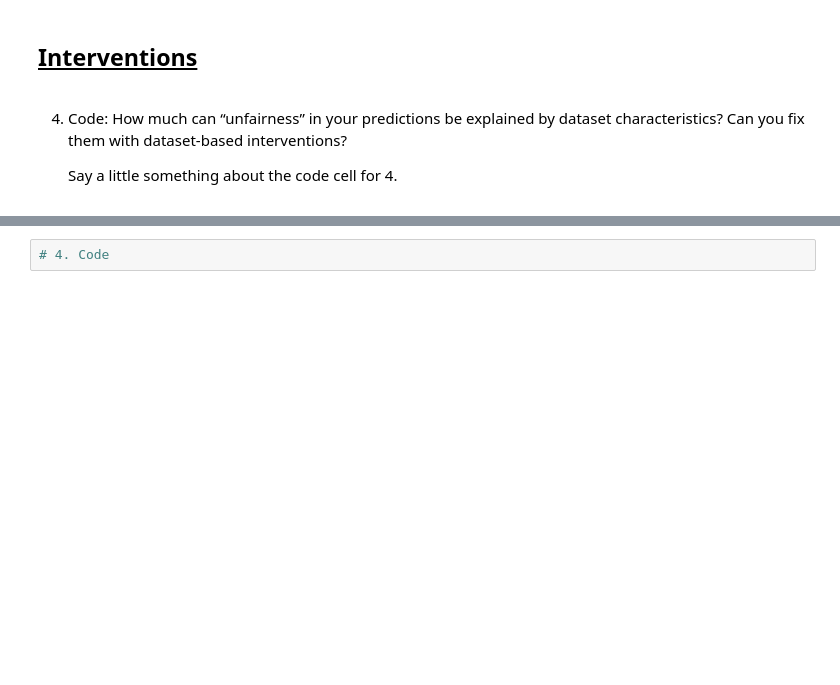
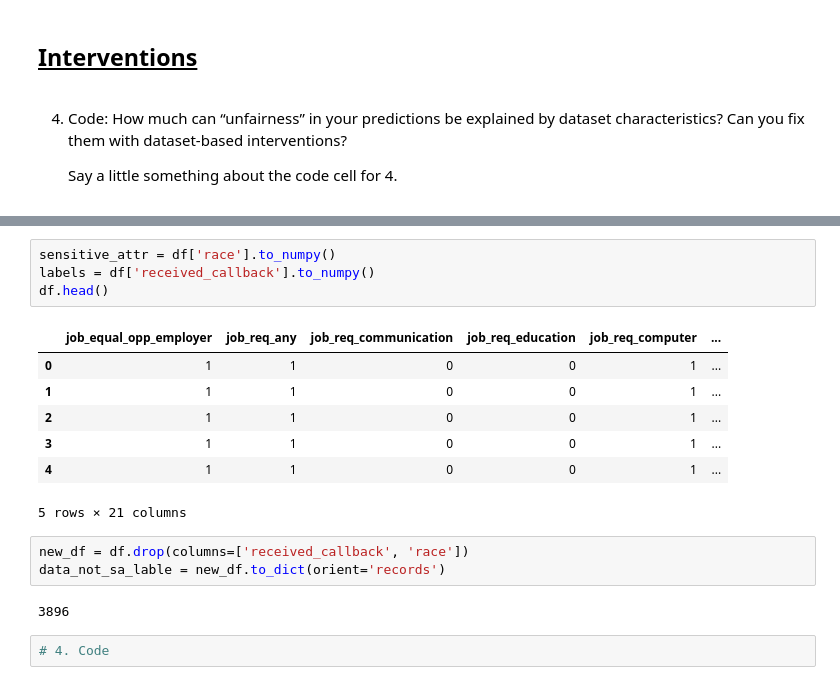
Before and after one commit to jag039/CSE190_-Assignment2, a Jupyter notebook: Assignment2.ipynb, the cells around one changed output, grey strips where cells are left out. Cells and saved outputs as stored; diff of their text form; blank space fills up the shorter version.

```diff
--- a/Assignment2.ipynb
+++ b/Assignment2.ipynb
@@ -227,3 +292,20 @@ characteristics? Can you fix them with dataset-based interventions?
+# %%
+sensitive_attr = df['race'].to_numpy()
+labels = df['received_callback'].to_numpy()
+df.head()
+# %% [output]
+|  | job_equal_opp_employer | job_req_any | job_req_communication | job_req_education | job_req_computer | ... |
+| 0 | 1 | 1 | 0 | 0 | 1 | ... |
+| 1 | 1 | 1 | 0 | 0 | 1 | ... |
+| 2 | 1 | 1 | 0 | 0 | 1 | ... |
+| 3 | 1 | 1 | 0 | 0 | 1 | ... |
+| 4 | 1 | 1 | 0 | 0 | 1 | ... |
+5 rows × 21 columns
+# %%
+new_df = df.drop(columns=['received_callback', 'race'])
+data_not_sa_lable = new_df.to_dict(orient='records')
+# %% [output]
+3896
 # %%
 # 4. Code
 # %% [markdown]
```
Also changed, not shown: parts of 7 cells of this notebook.
